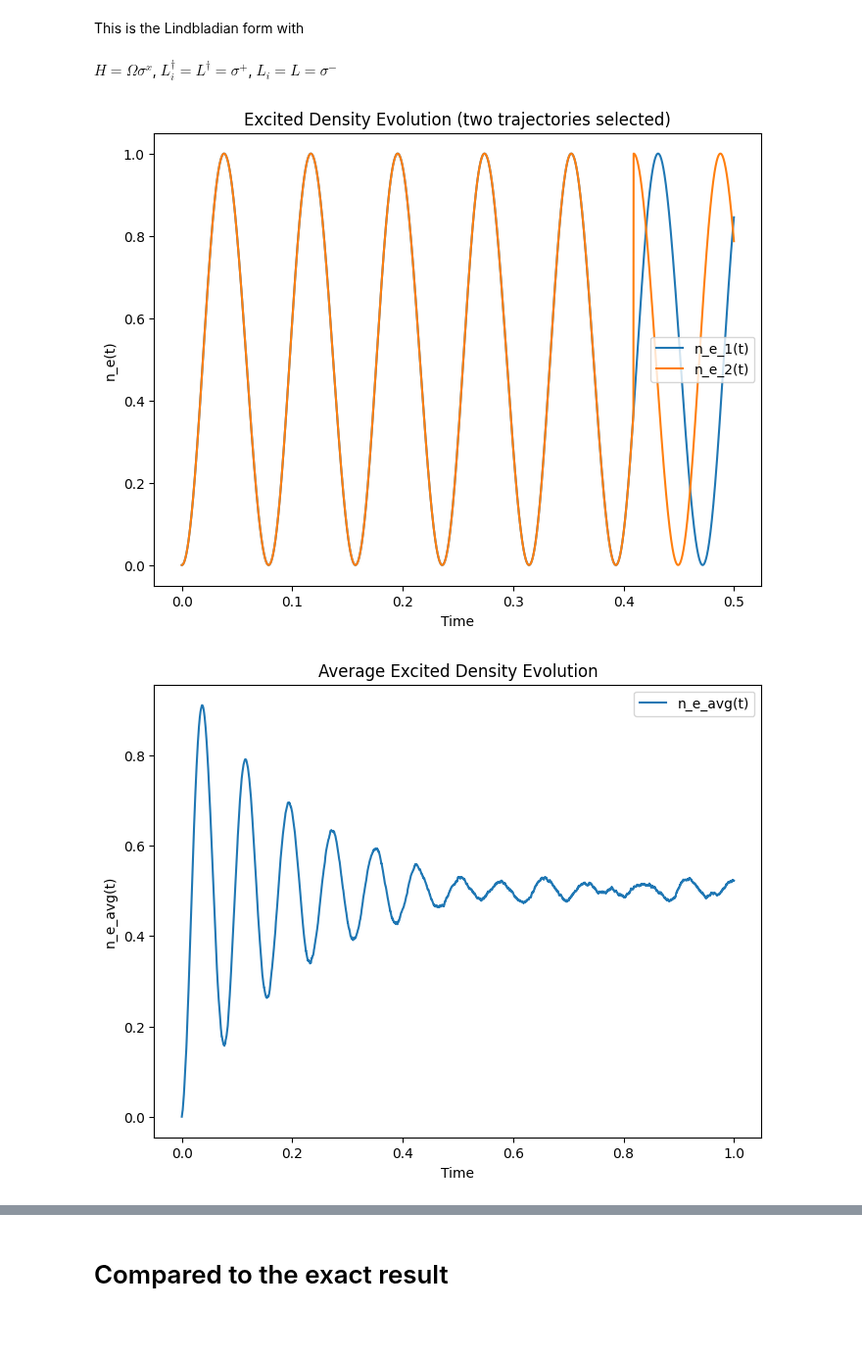
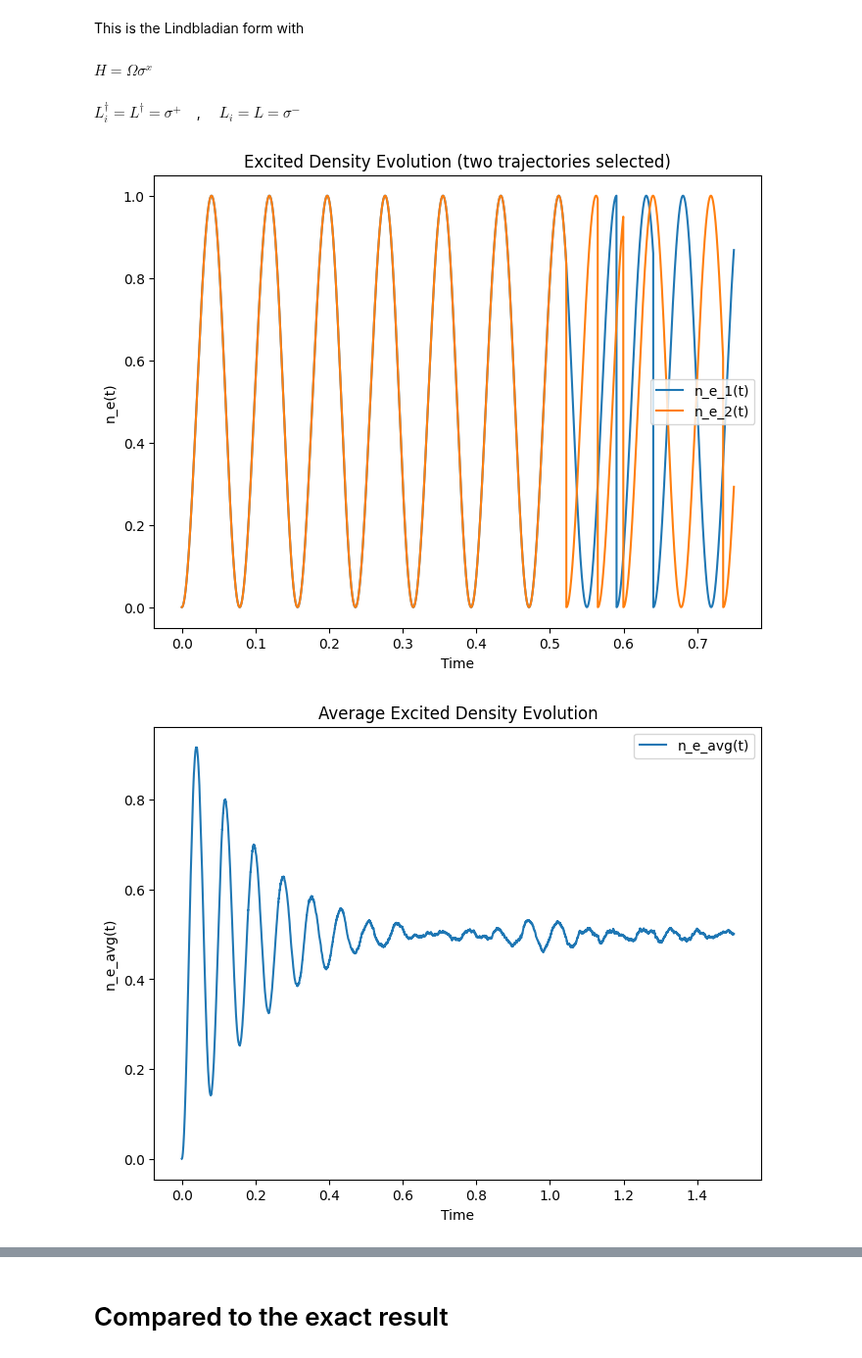
Before and after one commit to JSKao/Computational-Quantum-Many-Body-Physics, a Jupyter notebook: OpenQuantumNEW.ipynb, the cells around one changed output, grey strips where cells are left out. Shown at 98% size. Saved outputs shown, nothing was run; the diff lists cells and outputs as text; code cells hidden in the pictures; blank space fills up the shorter version.

```diff
--- a/OpenQuantumNEW.ipynb
+++ b/OpenQuantumNEW.ipynb
@@ -103,7 +146,7 @@ def effective_Hamiltonian(H, L_ops, gamma_values):
 # Input: (2^n x 1 arrays), (2^n x 2^n matrix)
 # Output: (2^n x 1 arrays)
 def jump(state, gamma, L):
-    state = gamma * L @ state
+    state = gamma * (L @ state)
     state = state / np.sqrt((dagger(state)@state))  # Keep normalized
     return state
 
@@ -142,13 +185,13 @@ def quantum_jump_probabilities(state, L_ops, gamma_values, dt):
         chosen_L = L_ops[chosen_index]
         chosen_dp = dp_values[chosen_index]
     else:
-        normalized_dp_values = chosen_gamma = chosen_L = chosen_dp = None
+        normalized_dp_values = chosen_gamma = chosen_L = chosen_dp = chosen_index = None
 
 
-    return dp_total, chosen_gamma, chosen_L, chosen_dp
+    return dp_total, chosen_gamma, chosen_L, chosen_dp, chosen_index
 
 # --------------------------Test case --------------------------
-state = gs
+state = g
 L_ops = [S_minus[0][0]]
 gamma_values = [5]
 dt = 0.001
@@ -156,11 +199,11 @@ dt = 0.001
 for i in range(1):
     dp_data = quantum_jump_probabilities(state, L_ops, gamma_values, dt)
 
-    print("Total Jump Probability, chosen_gamma, chosen_L, chosen_dp are: ", dp_data[0], dp_data[1], dp_data[2], dp_data[3])
+    print("Total Jump Probability, chosen_gamma, chosen_L, chosen_dp, chosen_index are: ", dp_data[0], dp_data[1], dp_data[2], dp_data[3], dp_data[4])
 
 
 
-state = phi_g[1][0]
+state = gg
 L_ops = [S_minus[1][0], S_minus[1][1]]
 gamma_values = [5,8]
 dt = 0.001
@@ -168,7 +211,7 @@ dt = 0.001
 for i in range(1):
     dp_data = quantum_jump_probabilities(state, L_ops, gamma_values, dt)
 
-    print("Total Jump Probability, chosen_gamma, chosen_L, chosen_dp are: ", dp_data[0], dp_data[1], dp_data[2], dp_data[3])
+    print("Total Jump Probability, chosen_gamma, chosen_L, chosen_dp, chosen_index are: ", dp_data[0], dp_data[1], dp_data[2], dp_data[3], dp_data[4])
 
 # --------------------------End of test case --------------------------
 # %% [output]
@@ -279,7 +327,9 @@ $\partial_{t}\rho = -i[\Omega\sigma^{x},\rho] + \gamma(\sigma^{-}\rho\sigma^{+}-
 # %% [markdown]
 This is the Lindbladian form with
 # %% [markdown]
-$H = \Omega\sigma^{x}$, $L^{\dagger}_i = L^{\dagger} = \sigma^{+}$, $L_i = L = \sigma^{-}$
+$H = \Omega\sigma^{x}$
+# %% [markdown]
+$L^{\dagger}_i = L^{\dagger} = \sigma^{+} \hspace{1em}$, $\hspace{1em}L_i = L = \sigma^{-}$
 # %%
 # Define Hamiltonian, jump operators of the two level system (let hbar=1)
 omega = 40
@@ -288,56 +338,48 @@ L_ops = [S_minus[0][0]]
 gamma_values = [40/6]
 
 # Set up initial state and time parameters
-phi = phi_g[0][0]
-total_time = 1.0
-dt = 0.0002
+phi = g
+total_time = 1.5
+dt = 0.0001
 
 # Start N-trajectory simulation
 N = 1000
-state_vecs, n_e_values, time_values, phi_img = multiple_simulations(N, phi, H, L_ops, gamma_values, total_time, dt)
+state_vecs, n_e_values, time_values, jump_num_values, index_num_values = multiple_simulations(N, phi, H, L_ops, gamma_values, total_time, dt)
 
 # Reminder for the outcome data:
-# state_vecs = [ {phi(t)}_1, {phi(t)}_2, ...., {phi(t)}_N ]
+# state_vecs = [ [phi(t)]_1, [phi(t)]_2, ...., [phi(t)]_N ]
 # n_e_values = [ [{n_e(t)}]_1, [{n_e(t)}]_2, ...., [{n_e(t)}]_N ]
 # time_values = [t1, t2,....., t_total]
 
 # Calculate the trajectory-averaged excitation density
 n_e_array = []
 sum_values = np.zeros(np.shape(n_e_values[0][0]),dtype = complex)
 for i in range(N):
     n_e_array.append(np.array(n_e_values[i][0]))
     sum_values += n_e_values[i][0]
 
 n_e_avg_array = np.array(sum_values / N)
 
 # Plot the results
 plt.figure(figsize=(8,6))
 
 for i in range(2):
     plt.plot(time_values[:len(time_values)//2], n_e_array[i][:len(n_e_array[i])//2], label=f'n_e_{i + 1}(t)')
 
 plt.title('Excited Density Evolution (two trajectories selected)')
 plt.xlabel('Time')
 plt.ylabel('n_e(t)')
 plt.legend()
 plt.show()
 
 
 plt.figure(figsize=(8,6))
 plt.plot(time_values, n_e_avg_array, label='n_e_avg(t)')
 plt.title('Average Excited Density Evolution')
 plt.xlabel('Time')
 plt.ylabel('n_e_avg(t)')
 plt.legend()
 plt.show()
-
-plt.figure(figsize=(8,6))
-plt.plot(time_values, phi_img, label='img_trace(rho)')
-plt.title('Imaginart part of trace of density matrix Evolution')
-plt.xlabel('Time')
-plt.ylabel('IM[trace(rho)(t)]')
-plt.legend()
-plt.show()
 # %% [output]
-[figure, old version]
+[figure, new version]
-[figure, old version]
+[figure, new version]
```
Also changed, not shown: parts of 51 cells of this notebook.
